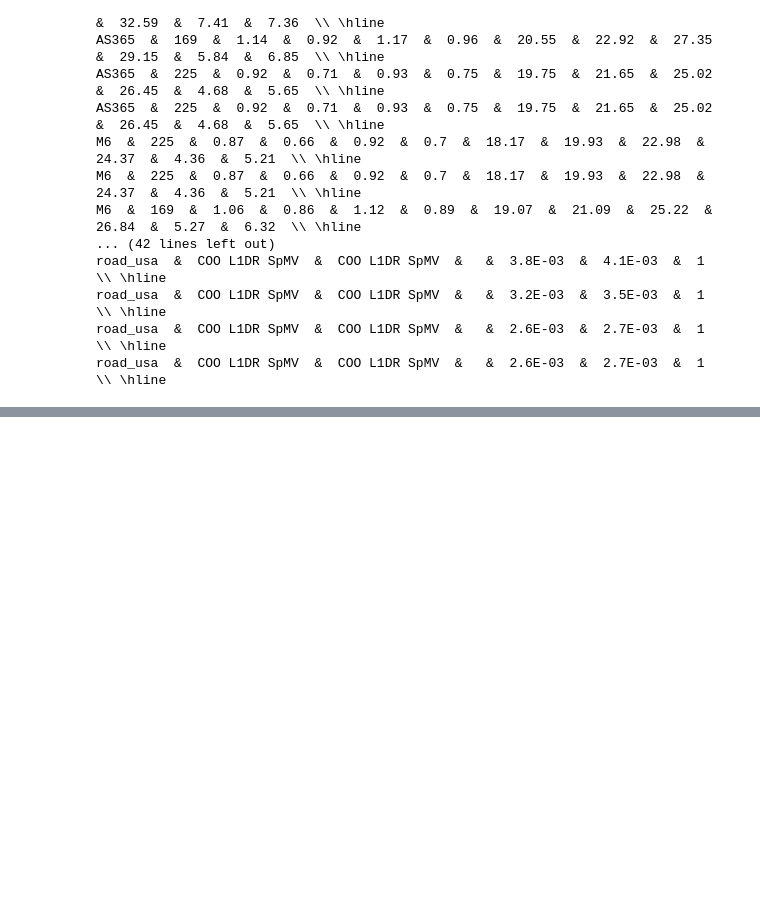
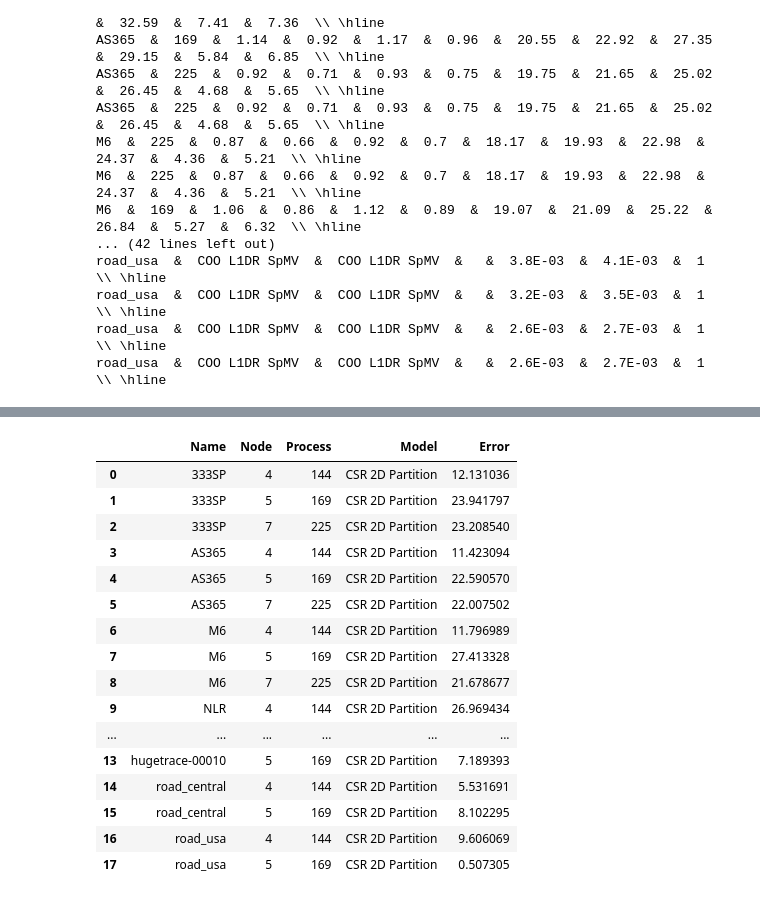
Before and after one commit to marufdsi/ConferencePapers, a Jupyter notebook: ICPP2021/ICPP_PLOTS_GEN.ipynb, the cells around one changed output, grey strips where cells are left out. Saved outputs shown, nothing was run; the diff lists cells and outputs as text; code cells hidden in the pictures; blank space fills up the shorter version.

```diff
--- a/ICPP2021/ICPP_PLOTS_GEN.ipynb
+++ b/ICPP2021/ICPP_PLOTS_GEN.ipynb
@@ -1214,0 +1217,32 @@ for i,r in csr_dyn_lk_spmv.iterrows():
+# %%
+def train(random_2d_model, start, end, incr, _legends, _lines, models, df2, column, nZList):
+    for row in range(start, end, incr):
+        data = random_2d_model[(random_2d_model["PartitionRow"] == row) & (random_2d_model["NonZeroPerRow"]).isin(nZList)]
+        if len(data) <3:
+            continue
+#         data = data[data["NonZeroPerRow"].isin(nZList)]
+#         if len(data) <3:
+#             continue
+        #     print(len(data))
+        data = data.sort_values(by=["NonZeroPerRow"])
+        data = data.reset_index(drop=True)
+#         nnz_model1 = SVR(kernel='rbf', C=100, gamma=0.1, epsilon=.1)
+        nnz_model1 = LinearRegression()
+        X = data['NonZeroPerRow'][:, np.newaxis]
+        Y = data[column][:, np.newaxis]
+        nnz_model1.fit(X, Y)
+        models[row] = nnz_model1
+        #To retrieve the intercept:
+        #     print(nnz_model1.intercept_)
+        #For retrieving the slope:
+        #     print(nnz_model1.coef_)
+        #     print("Equation for npr for row-", row, ": y = ", nnz_model1.coef_[0][0], "x + ", nnz_model1.intercept_[0])
+        y_pred = nnz_model1.predict(X)
+        #     df2["Predicted" + str(indx)] = y_pred
+        if row == 500000:
+            print(start, " : ", data[column])
+        df2["row-" + str(row)] = data[column]
+#         indx += 1
+#         _legends.append("[row=" +str(row) + "] Y = " + str(nnz_model1.coef_[0][0]) + " X + " + str(nnz_model1.intercept_[0]))
+        _legends.append("[row=" +str(row) + "]")
+        _lines.append("row-" + str(row))
@@ -1214,0 +1457,21 @@ for i,r in csr_dyn_lk_spmv.iterrows():
+# %%
+csr_linear_pred = csr_linear_pred.sort_values(by=["Name", "Node", "Process"]).reset_index(drop=True)
+csr_linear_pred
+# %% [output]
+|  | Name | Node | Process | Model | Error |
+| 0 | 333SP | 4 | 144 | CSR 2D Partition | 12.131036 |
+| 1 | 333SP | 5 | 169 | CSR 2D Partition | 23.941797 |
+| 2 | 333SP | 7 | 225 | CSR 2D Partition | 23.208540 |
+| 3 | AS365 | 4 | 144 | CSR 2D Partition | 11.423094 |
+| 4 | AS365 | 5 | 169 | CSR 2D Partition | 22.590570 |
+| 5 | AS365 | 7 | 225 | CSR 2D Partition | 22.007502 |
+| 6 | M6 | 4 | 144 | CSR 2D Partition | 11.796989 |
+| 7 | M6 | 5 | 169 | CSR 2D Partition | 27.413328 |
+| 8 | M6 | 7 | 225 | CSR 2D Partition | 21.678677 |
+| 9 | NLR | 4 | 144 | CSR 2D Partition | 26.969434 |
+| ... | ... | ... | ... | ... | ... |
+| 13 | hugetrace-00010 | 5 | 169 | CSR 2D Partition | 7.189393 |
+| 14 | road_central | 4 | 144 | CSR 2D Partition | 5.531691 |
+| 15 | road_central | 5 | 169 | CSR 2D Partition | 8.102295 |
+| 16 | road_usa | 4 | 144 | CSR 2D Partition | 9.606069 |
+| 17 | road_usa | 5 | 169 | CSR 2D Partition | 0.507305 |
```
Also changed, not shown: parts of 5 cells of this notebook, 2 other files.
